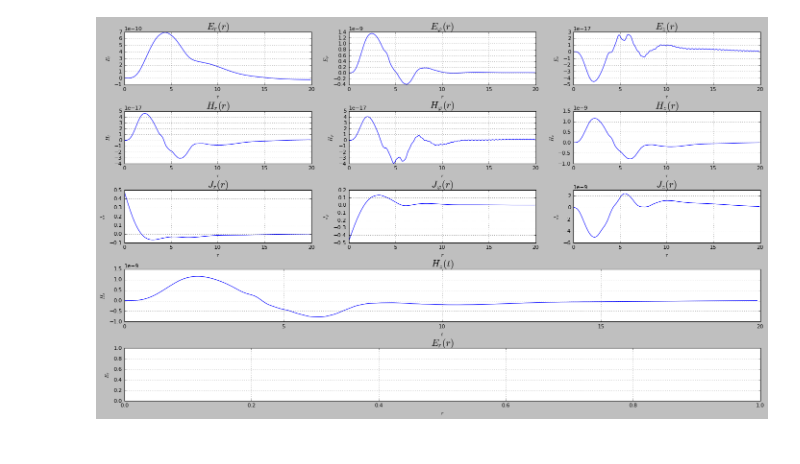
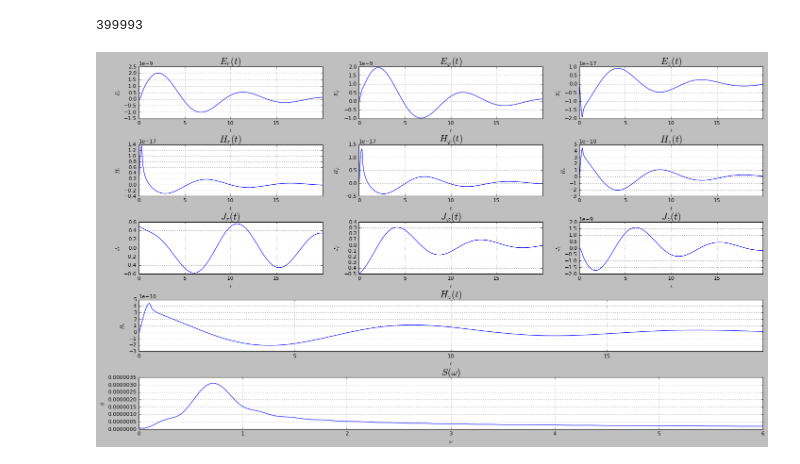
Before and after one commit to stukalovdv/radiophysics, a Jupyter notebook: python/Graph.ipynb, the cells around one changed output. Cells and saved outputs as stored; diff of their text form; code cells hidden in the pictures.

```diff
--- a/python/Graph.ipynb
+++ b/python/Graph.ipynb
@@ -22,50 +20,69 @@ plt.rcParams["axes.grid.which"] = 'both'
 plt.rcParams["font.family"] = 'sans-serif'
 # %%
 #fig, axes = plt.subplots(5,3)
-
+PATH = "DataByTime.dat"
 fig = plt.figure()
 
 data_tags = pd.read_csv(PATH,sep='\t',header=0,index_col=False)
 data = np.loadtxt(PATH, skiprows = 1)
+limit_x = data[len(data[:,0]) - 1,0]
 
-ax_Er_r = fig.add_subplot(5, 3, 1, title = '$E_{r}(r)$', xlabel = "$r$", ylabel = "$E_{r}$")
-ax_Er_r.plot(data[:,0],data[:,1])
+ax_Er_t = fig.add_subplot(5, 3, 1, title = '$E_{r}(t)$', xlabel = "$t$", ylabel = "$E_{r}$")
+ax_Er_t.plot(data[:,0],data[:,1])
+ax_Er_t.set_xlim([0, limit_x])
 
-ax_Ep_r = fig.add_subplot(5, 3, 2, title = '$E_{\\varphi}(r)$', xlabel = "$r$", ylabel = "$E_{\\varphi}$")
-ax_Ep_r.plot(data[:,0],data[:,2])
+ax_Ep_t = fig.add_subplot(5, 3, 2, title = '$E_{\\varphi}(t)$', xlabel = "$t$", ylabel = "$E_{\\varphi}$")
+ax_Ep_t.plot(data[:,0],data[:,2])
+ax_Ep_t.set_xlim([0, limit_x])
 
-ax_Ez_r = fig.add_subplot(5, 3, 3, title = '$E_{z}(r)$', xlabel = "$r$", ylabel = "$E_{z}$")
-ax_Ez_r.plot(data[:,0],data[:,3])
+ax_Ez_t = fig.add_subplot(5, 3, 3, title = '$E_{z}(t)$', xlabel = "$t$", ylabel = "$E_{z}$")
+ax_Ez_t.plot(data[:,0],data[:,3])
+ax_Ez_t.set_xlim([0, limit_x])
 
-ax_Hr_r = fig.add_subplot(5, 3, 4, title = '$H_{r}(r)$', xlabel = "$r$", ylabel = "$H_{r}$")
-ax_Hr_r.plot(data[:,0],data[:,4])
+ax_Hr_t = fig.add_subplot(5, 3, 4, title = '$H_{r}(t)$', xlabel = "$t$", ylabel = "$H_{r}$")
+ax_Hr_t.plot(data[:,0],data[:,4])
+ax_Hr_t.set_xlim([0, limit_x])
 
-ax_Hp_r = fig.add_subplot(5, 3, 5, title = '$H_{\\varphi}(r)$', xlabel = "$r$", ylabel = "$H_{\\varphi}$")
-ax_Hp_r.plot(data[:,0],data[:,5])
+ax_Hp_t = fig.add_subplot(5, 3, 5, title = '$H_{\\varphi}(t)$', xlabel = "$t$", ylabel = "$H_{\\varphi}$")
+ax_Hp_t.plot(data[:,0],data[:,5])
+ax_Hp_t.set_xlim([0, limit_x])
 
-ax_Hz_r = fig.add_subplot(5, 3, 6, title = '$H_{z}(r)$', xlabel = "$r$", ylabel = "$H_{z}$")
-ax_Hz_r.plot(data[:,0],data[:,6])
+ax_Hz_t = fig.add_subplot(5, 3, 6, title = '$H_{z}(t)$', xlabel = "$t$", ylabel = "$H_{z}$")
+ax_Hz_t.plot(data[:,0],data[:,6])
+ax_Hz_t.set_xlim([0, limit_x])
 
-ax_Jr_r = fig.add_subplot(5, 3, 7, title = '$J_{r}(r)$', xlabel = "$r$", ylabel = "$J_{r}$")
-ax_Jr_r.plot(data[:,0],data[:,7])
+ax_Jr_t = fig.add_subplot(5, 3, 7, title = '$J_{r}(t)$', xlabel = "$t$", ylabel = "$J_{r}$")
+ax_Jr_t.plot(data[:,0],data[:,7])
+ax_Jr_t.set_xlim([0, limit_x])
 
-ax_Jp_r = fig.add_subplot(5, 3, 8, title = '$J_{\\varphi}(r)$', xlabel = "$r$", ylabel = "$J_{\\varphi}$")
-ax_Jp_r.plot(data[:,0],data[:,8])
+ax_Jp_t = fig.add_subplot(5, 3, 8, title = '$J_{\\varphi}(t)$', xlabel = "$t$", ylabel = "$J_{\\varphi}$")
+ax_Jp_t.plot(data[:,0],data[:,8])
+ax_Jp_t.set_xlim([0, limit_x])
 
-ax_Jz_r = fig.add_subplot(5, 3, 9, title = '$J_{z}(r)$', xlabel = "$r$", ylabel = "$J_{z}$")
-ax_Jz_r.plot(data[:,0],data[:,9])
+ax_Jz_t = fig.add_subplot(5, 3, 9, title = '$J_{z}(t)$', xlabel = "$t$", ylabel = "$J_{z}$")
+ax_Jz_t.plot(data[:,0],data[:,9])
+ax_Jz_t.set_xlim([0, limit_x])
 
 ax_Hz_t = fig.add_subplot(5, 1, 4, title = '$H_{z}(t)$', xlabel = "$t$", ylabel = "$H_{z}$")
 ax_Hz_t.plot(data[:,0],data[:,6])
+ax_Hz_t.set_xlim([0, limit_x])
 
-ax_Spec_omega = fig.add_subplot(5, 1, 5, title = '$E_{r}(r)$', xlabel = "$r$", ylabel = "$E_{r}$")
-#ax_Spec_omega =
+Spec = np.fft.rfft(data[:,6],16*len(data[:,6]))
+Spec = np.abs(Spec)
+Omega_spec_x = np.linspace(0,len(Spec),len(Spec))
 
+ax_Spec_omega = fig.add_subplot(5, 1, 5, title = '$S(\\omega)$', xlabel = "$\\omega$", ylabel = "$S$")
+ax_Spec_omega.plot(Omega_spec_x/(16*3.14),Spec[:len(Spec)])
+ax_Spec_omega.set_xlim([0, 6])
+
+print(len(Omega_spec_x))
+#ax_Spec_omega.set_xlim([0, 10])
 plt.subplots_adjust(wspace=0.2, hspace=0.5)
 plt.show()
 fig.savefig('TimePic.jpg')
 # %% [output]
+399993
-[figure, old version]
+[figure, new version]
 # %%
 #fig, axes = plt.subplots(5,3)
 PATH = "DataByRange.dat"
```
Also changed, not shown: parts of 5 cells of this notebook, 5 other files.
